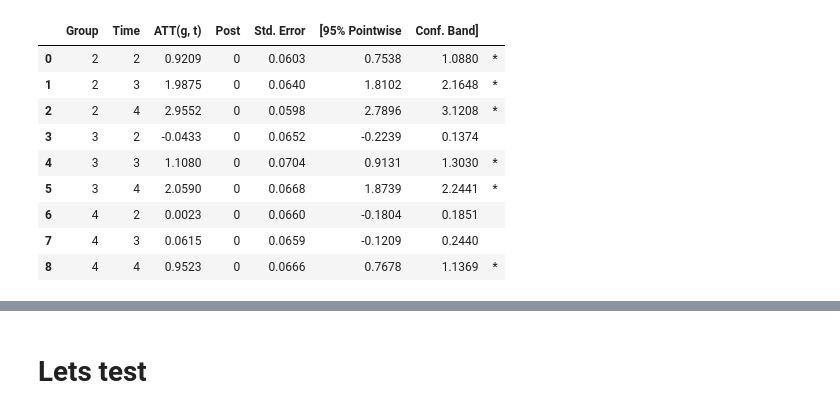
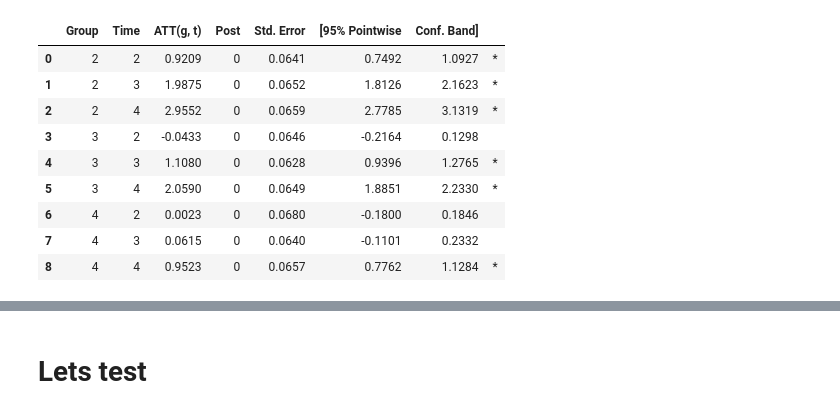
Before and after one commit to d2cml-ai/csdid, a Jupyter notebook: test_csdid_aq.ipynb, the cells around one changed output, grey strips where cells are left out. Saved outputs shown, nothing was run; the diff lists cells and outputs as text; code cells hidden in the pictures.

```diff
--- a/test_csdid_aq.ipynb
+++ b/test_csdid_aq.ipynb
@@ -44,21 +41,21 @@ data.head()
 # %%
 example_attgt = ATTgt(
     yname="Y",
     tname="period",
     idname="id",
     gname="G",
-    xformla="Y~X",
+    xformla="Y~X",panel= True,
     data=data
 ).fit()
 example_attgt.summ_attgt().summary2
 # %% [output]
 |  | Group | Time | ATT(g, t) | Post | Std. Error | [95% Pointwise | Conf. Band] |  |
-| 0 | 2 | 2 | 0.9209 | 0 | 0.0603 | 0.7538 | 1.0880 | * |
-| 1 | 2 | 3 | 1.9875 | 0 | 0.0640 | 1.8102 | 2.1648 | * |
-| 2 | 2 | 4 | 2.9552 | 0 | 0.0598 | 2.7896 | 3.1208 | * |
-| 3 | 3 | 2 | -0.0433 | 0 | 0.0652 | -0.2239 | 0.1374 |  |
-| 4 | 3 | 3 | 1.1080 | 0 | 0.0704 | 0.9131 | 1.3030 | * |
-| 5 | 3 | 4 | 2.0590 | 0 | 0.0668 | 1.8739 | 2.2441 | * |
-| 6 | 4 | 2 | 0.0023 | 0 | 0.0660 | -0.1804 | 0.1851 |  |
-| 7 | 4 | 3 | 0.0615 | 0 | 0.0659 | -0.1209 | 0.2440 |  |
-| 8 | 4 | 4 | 0.9523 | 0 | 0.0666 | 0.7678 | 1.1369 | * |
+| 0 | 2 | 2 | 0.9209 | 0 | 0.0641 | 0.7492 | 1.0927 | * |
+| 1 | 2 | 3 | 1.9875 | 0 | 0.0652 | 1.8126 | 2.1623 | * |
+| 2 | 2 | 4 | 2.9552 | 0 | 0.0659 | 2.7785 | 3.1319 | * |
+| 3 | 3 | 2 | -0.0433 | 0 | 0.0646 | -0.2164 | 0.1298 |  |
+| 4 | 3 | 3 | 1.1080 | 0 | 0.0628 | 0.9396 | 1.2765 | * |
+| 5 | 3 | 4 | 2.0590 | 0 | 0.0649 | 1.8851 | 2.2330 | * |
+| 6 | 4 | 2 | 0.0023 | 0 | 0.0680 | -0.1800 | 0.1846 |  |
+| 7 | 4 | 3 | 0.0615 | 0 | 0.0640 | -0.1101 | 0.2332 |  |
+| 8 | 4 | 4 | 0.9523 | 0 | 0.0657 | 0.7762 | 1.1284 | * |
```
Also changed, not shown: parts of 37 cells of this notebook, 16 other files.
